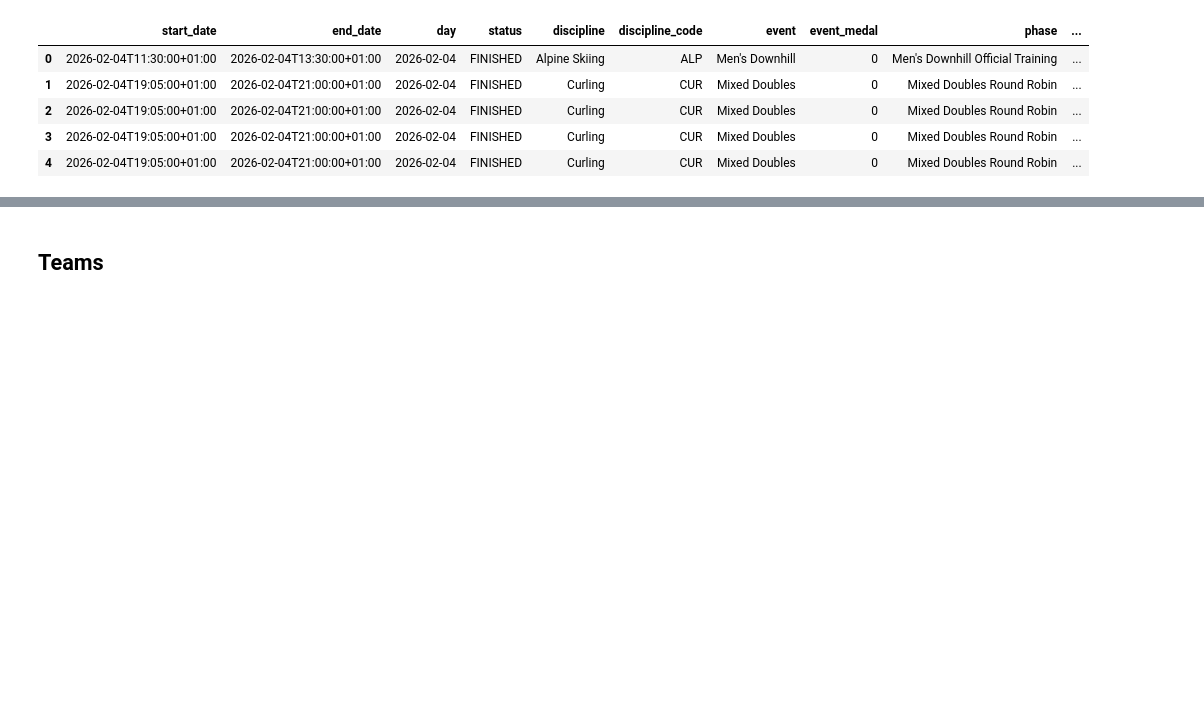
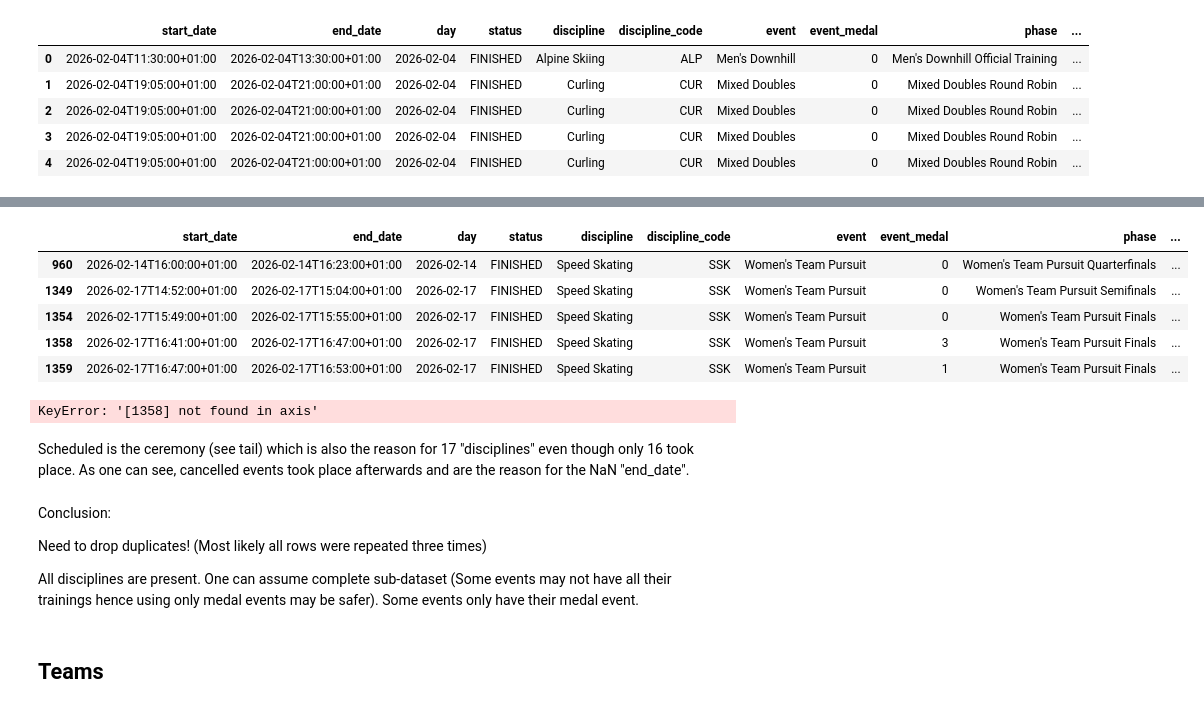
Before and after one commit to com-480-data-visualization/VizLaLune, a Jupyter notebook: DataExploration/PickedDataset/EXPLORATION_Milano_Cortina_2026_Olympic_Winter_Games.ipynb, the cells around one changed output, grey strips where cells are left out. Cells and saved outputs as stored; diff of their text form; code cells hidden in the pictures; blank space fills up the shorter version.

```diff
--- a/DataExploration/PickedDataset/EXPLORATION_Milano_Cortina_2026_Olympic_Winter_Games.ipynb
+++ b/DataExploration/PickedDataset/EXPLORATION_Milano_Cortina_2026_Olympic_Winter_Games.ipynb
@@ -401,0 +603,2 @@ df_schedules.describe()
+# %%
+pd.reset_option('display.max_rows')
@@ -401,0 +623,8 @@ df_schedules.describe()
+# %%
+df_schedules["event"] = df_schedules["event"].replace("Large Hill Training", "Individual Gundersen Large Hill/10km")
+df_schedules["event"] = df_schedules["event"].replace("Normal Hill Training", "Individual Gundersen Normal Hill/10km")
+df_schedules["event"] = df_schedules["event"].replace("Men's Large Hill", "Men's LH Individual")
+df_schedules["event"] = df_schedules["event"].replace("Men's Normal Hill", "Men's NH Individual")
+df_schedules["event"] = df_schedules["event"].replace("Women's Large Hill", "Women's LH Individual")
+df_schedules["event"] = df_schedules["event"].replace("Women's Normal Hill", "Women's NH Individual")
+df_schedules.groupby(["discipline", "event"]).ngroups
@@ -402,3 +651,26 @@ df_schedules.describe()
+# %%
+women_team_pursuit = df_schedules[df_schedules["event"] == "Women's Team Pursuit"]
+women_team_pursuit
+# %% [output]
+|  | start_date | end_date | day | status | discipline | discipline_code | event | event_medal | phase | ... |
+| 960 | 2026-02-14T16:00:00+01:00 | 2026-02-14T16:23:00+01:00 | 2026-02-14 | FINISHED | Speed Skating | SSK | Women's Team Pursuit | 0 | Women's Team Pursuit Quarterfinals | ... |
+| 1349 | 2026-02-17T14:52:00+01:00 | 2026-02-17T15:04:00+01:00 | 2026-02-17 | FINISHED | Speed Skating | SSK | Women's Team Pursuit | 0 | Women's Team Pursuit Semifinals | ... |
+| 1354 | 2026-02-17T15:49:00+01:00 | 2026-02-17T15:55:00+01:00 | 2026-02-17 | FINISHED | Speed Skating | SSK | Women's Team Pursuit | 0 | Women's Team Pursuit Finals | ... |
+| 1358 | 2026-02-17T16:41:00+01:00 | 2026-02-17T16:47:00+01:00 | 2026-02-17 | FINISHED | Speed Skating | SSK | Women's Team Pursuit | 3 | Women's Team Pursuit Finals | ... |
+| 1359 | 2026-02-17T16:47:00+01:00 | 2026-02-17T16:53:00+01:00 | 2026-02-17 | FINISHED | Speed Skating | SSK | Women's Team Pursuit | 1 | Women's Team Pursuit Finals | ... |
+# %%
+# Drop the Women's Team Pursuit schedule row with event_medal == 3 (only row with such value)
+df_schedules = df_schedules.drop(1358) # May need to be changed by user depending on the dataset version
+# %% [output]
+KeyError: '[1358] not found in axis'
+# %% [markdown]
+Scheduled is the ceremony (see tail) which is also the reason for 17 "disciplines" even though only 16 took place. As one can see, cancelled events took place afterwards and are the reason for the NaN "end_date".
+# %% [markdown]
+Conclusion:
+
+Need to drop duplicates! (Most likely all rows were repeated three times)
+
+All disciplines are present. One can assume complete sub-dataset (Some events may not have all their trainings hence using only medal events may be safer). Some events only have their medal event.
 # %% [markdown]
 ## Teams
 # %%
```
Also changed, not shown: parts of 48 cells of this notebook.
